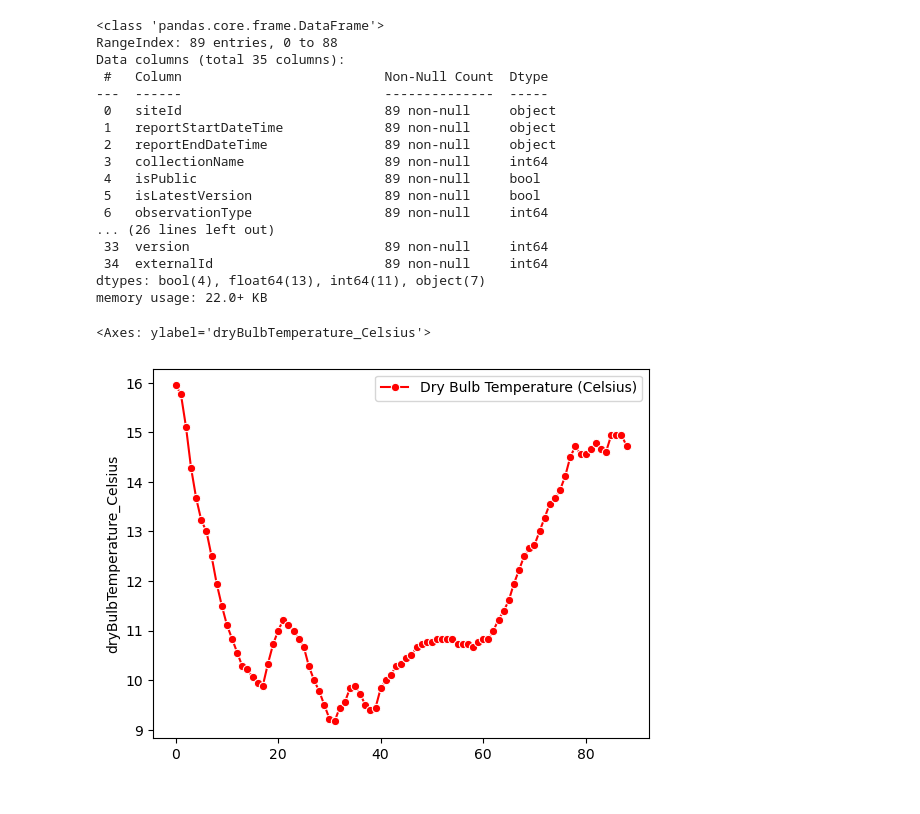
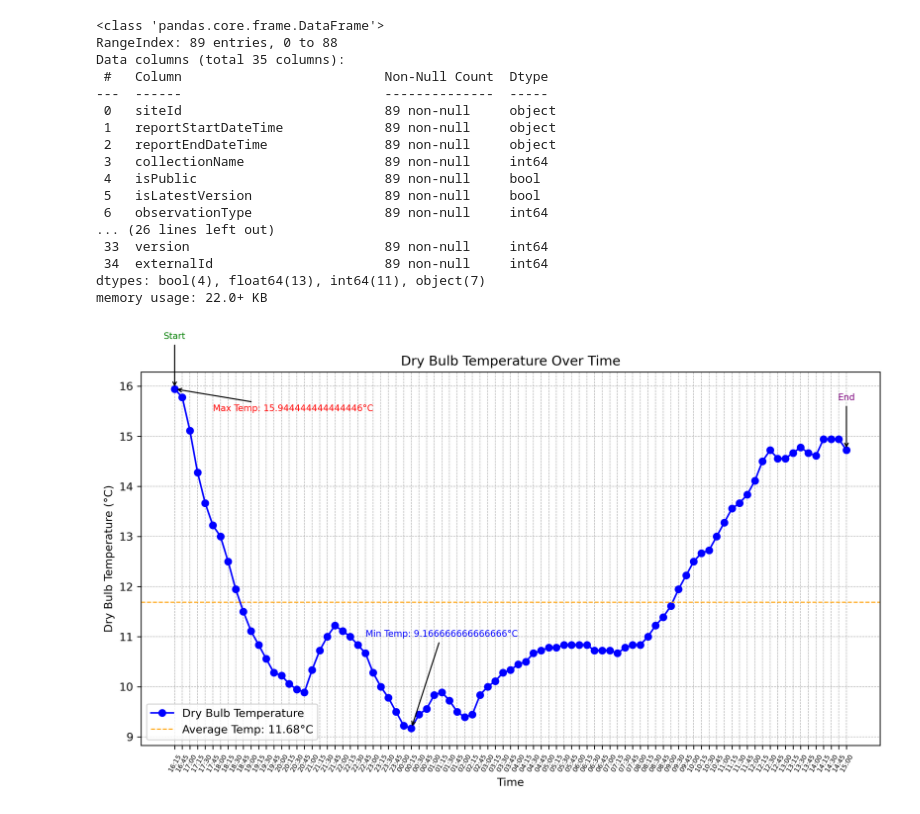
Before and after one commit to atacanbt/programming-for-data-analytics, a Jupyter notebook: assignments/assignment2-weather.ipynb, the cells around one changed output. Drawn from its saved outputs; the diff is of its cells as text; code cells hidden in the pictures.

```diff
--- a/assignments/assignment2-weather.ipynb
+++ b/assignments/assignment2-weather.ipynb
@@ -51,10 +49,58 @@ Data columns (total 35 columns):
  34  externalId                      89 non-null     int64
 dtypes: bool(4), float64(13), int64(11), object(7)
 memory usage: 22.0+ KB
-# %%
-dry_temp_cels = weather['dryBulbTemperature_Celsius']
-
-sns.lineplot(data=dry_temp_cels, color='red', label='Dry Bulb Temperature (Celsius)', marker='o')
-# %% [output]
-<Axes: ylabel='dryBulbTemperature_Celsius'>
-[figure, removed]
+# %%
+df['reportStartDateTime'] = pd.to_datetime(df['reportStartDateTime'])
+df['time'] = df['reportStartDateTime'].dt.strftime('%H:%M')
+
+
+# Plot the data.
+plt.figure(figsize=(10, 6))
+plt.plot(df['time'], df['dryBulbTemperature_Celsius'], marker='o', linestyle='-', label='Dry Bulb Temperature', color='blue', linewidth=1.5)
+plt.ylabel('Dry Bulb Temperature (°C)')
+plt.xlabel('Time')
+plt.title('Dry Bulb Temperature Over Time')
+plt.legend()
+plt.xticks(rotation=60, size=6)
+plt.grid(True, which='both', linestyle='--', linewidth=0.5)
+
+# Annotations
+# 1. Highlight the maximum temperature
+max_temp = df['dryBulbTemperature_Celsius'].max()
+max_time = df['time'][df['dryBulbTemperature_Celsius'].idxmax()]
+plt.annotate(f'Max Temp: {max_temp}°C',
+             xy=(max_time, max_temp),
+             xytext=(15.5, 15.5),
+             arrowprops=dict(facecolor='red', arrowstyle="->"),
+             ha='center', fontsize=8, color='red')
+
+# 2. Highlight the minimum temperature
+min_temp = df['dryBulbTemperature_Celsius'].min()
+min_time = df['time'][df['dryBulbTemperature_Celsius'].idxmin()]
+plt.annotate(f'Min Temp: {min_temp}°C',
+             xy=(min_time, min_temp),
+             xytext=(35, 11),
+             arrowprops=dict(facecolor='blue', arrowstyle="->"),
+             ha='center', fontsize=8, color='blue')
+
+# 3. Annotate start and end points
+start_time = df['time'].iloc[0]
+start_temp = df['dryBulbTemperature_Celsius'].iloc[0]
+plt.annotate('Start', xy=(start_time, start_temp), xytext=(start_time, start_temp + 1),
+             arrowprops=dict(facecolor='green', arrowstyle="->"), ha='center', fontsize=8, color='green')
+
+end_time = df['time'].iloc[-1]
+end_temp = df['dryBulbTemperature_Celsius'].iloc[-1]
+plt.annotate('End', xy=(end_time, end_temp), xytext=(end_time, end_temp + 1),
+             arrowprops=dict(facecolor='purple', arrowstyle="->"), ha='center', fontsize=8, color='purple')
+
+# 4. Add a horizontal line for the average temperature
+avg_temp = df['dryBulbTemperature_Celsius'].mean()
+plt.axhline(y=avg_temp, color='orange', linestyle='--', linewidth=1, label=f'Average Temp: {avg_temp:.2f}°C')
+plt.legend()
+
+# Show plot
+plt.tight_layout()
+plt.show()
+# %% [output]
+[figure, added]
```
Also changed, not shown: parts of 4 cells of this notebook, 6 other files.
